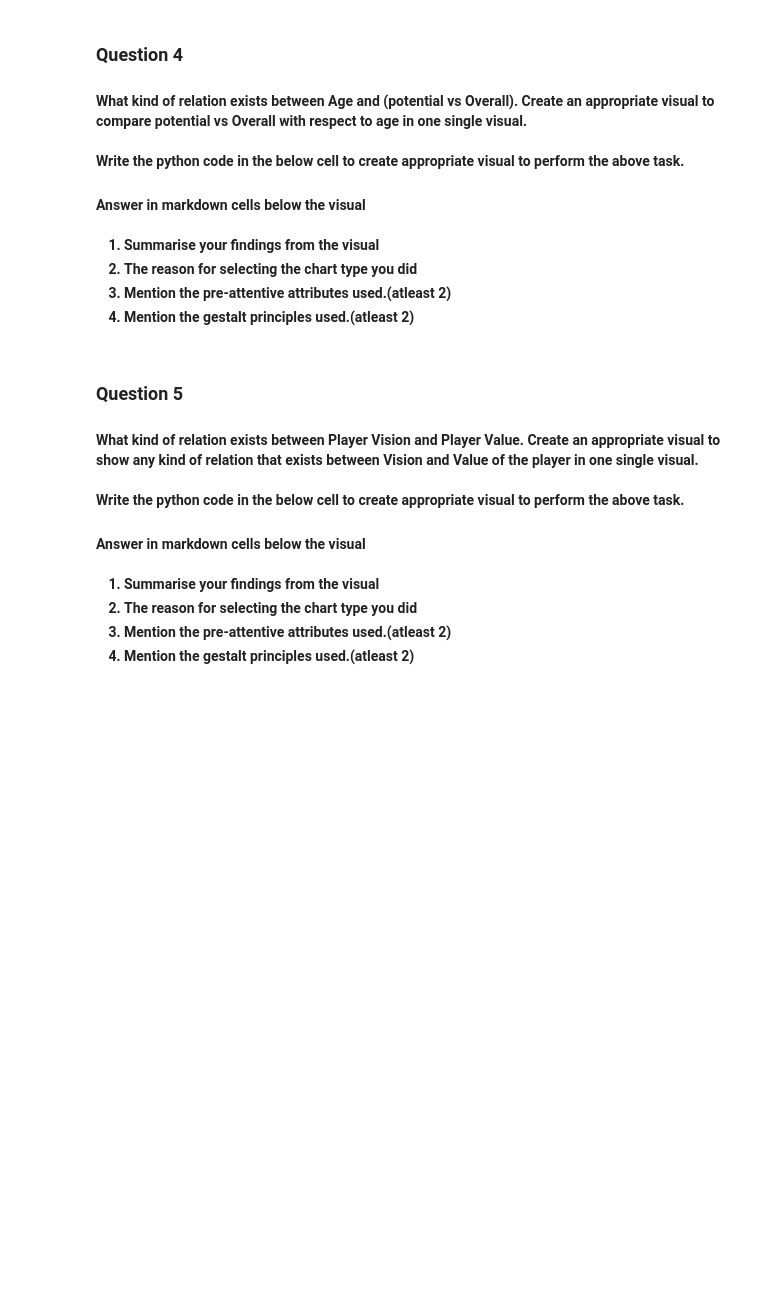
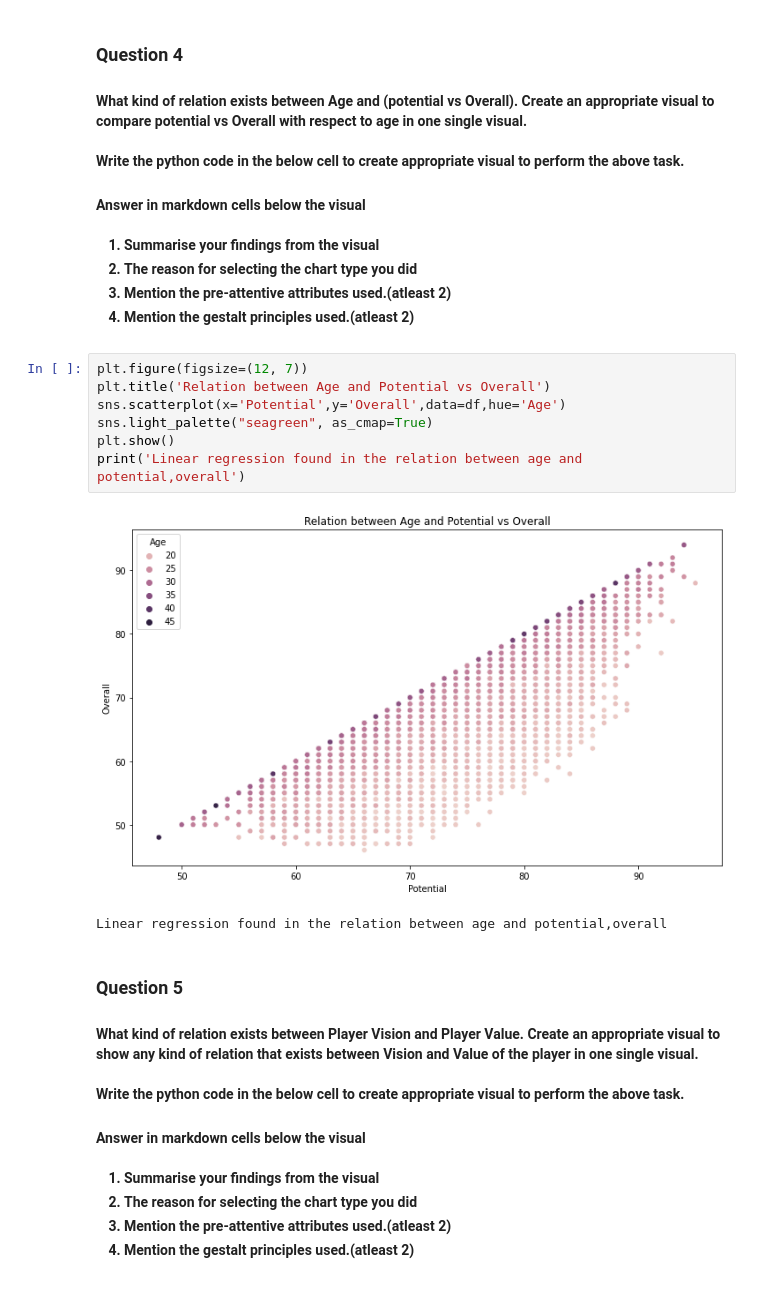
Before and after one commit to dineshbits/goodae_kaggle, a Jupyter notebook: Assignment_1.ipynb, the cells around one changed output. Saved outputs shown, nothing was run; the diff lists cells and outputs as text; blank space fills up the shorter version.

```diff
--- a/Assignment_1.ipynb
+++ b/Assignment_1.ipynb
@@ -103,6 +173,16 @@ Write the python code in the below cell to create appropriate visual to perform
     <li>Mention the pre-attentive attributes used.(atleast 2)</li>
     <li>Mention the gestalt principles used.(atleast 2)</li>
 </ol>
+# %%
+plt.figure(figsize=(12, 7))
+plt.title('Relation between Age and Potential vs Overall')
+sns.scatterplot(x='Potential',y='Overall',data=df,hue='Age')
+sns.light_palette("seagreen", as_cmap=True)
+plt.show()
+print('Linear regression found in the relation between age and potential,overall')
+# %% [output]
+[figure, added]
+Linear regression found in the relation between age and potential,overall
 # %% [markdown]
   ### Question 5
 <h4>What kind of relation exists between Player Vision and Player Value. Create an appropriate visual to show any kind of relation that exists between Vision and Value of the player in one single visual.
```
Also changed, not shown: parts of 7 cells of this notebook.
